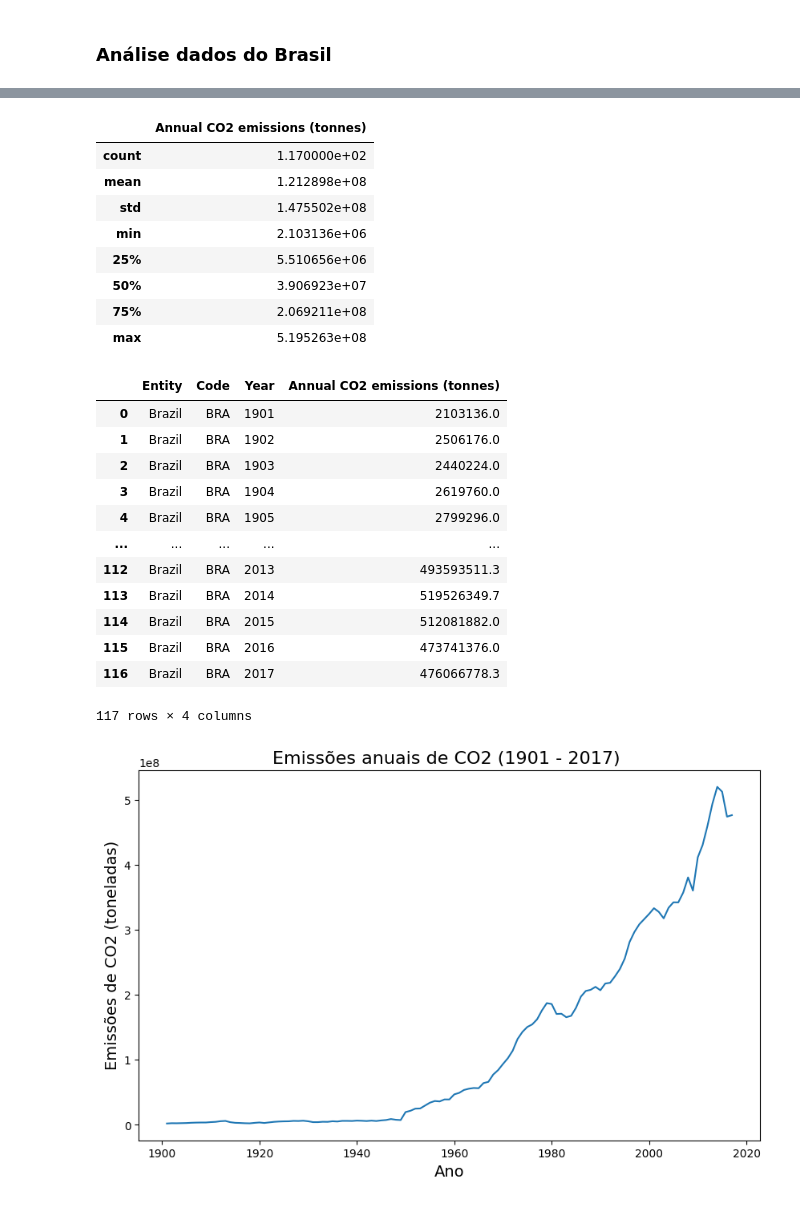
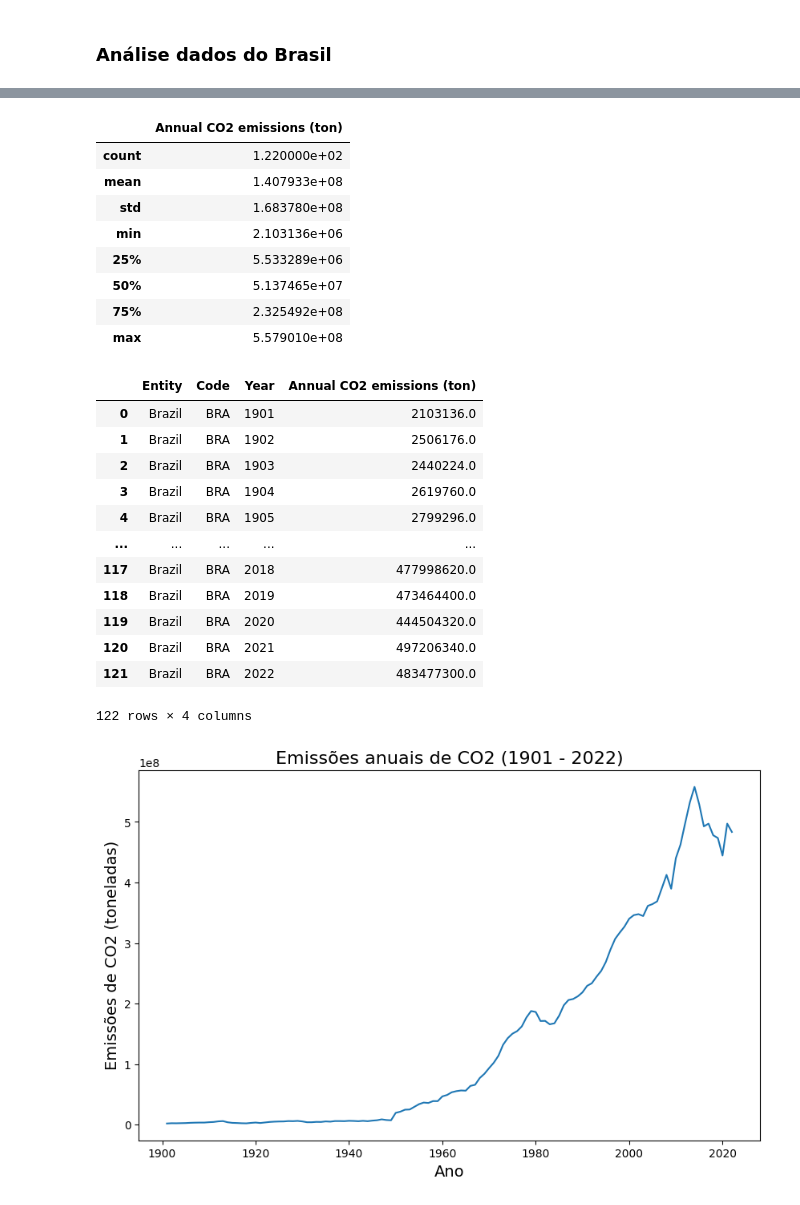
Before and after one commit to TiagoCNO/historical-carbon-emissions-analysis, a Jupyter notebook: historical_analysis_carbon_emissions.ipynb, the cells around one changed output, grey strips where cells are left out. Cells and saved outputs as stored; diff of their text form; code cells hidden in the pictures.

Commit message:
feat: Atualizando base de dados e plotando no Seaborn

```diff
--- a/historical_analysis_carbon_emissions.ipynb
+++ b/historical_analysis_carbon_emissions.ipynb
@@ -8,7 +10,10 @@ import numpy as np
 import seaborn as sns
 import matplotlib.pyplot as plt
 # %%
-dados = pd.read_csv('dataset\\co2_emission.csv') # Importando os dados
+# dados = pd.read_csv('dataset\\co2_emission_2017.csv') # Importando os dados
+
+# Conjunto de dados atualizado:
+dados = pd.read_csv('dataset\\annual_co2_emissions_2022.csv')
 # %%
 df = pd.DataFrame(dados) # Criando o DataFrame
 df.head(10)
@@ -26,6 +31,6 @@ df.head(10)
 | 9 | Afghanistan | AFG | 1958 | 329760.0 |
 # %%
 # Renomeando Coluna para facilitar a digitação
-df.rename(columns = {'Annual CO₂ emissions (tonnes )': 'Annual CO2 emissions (tonnes)'}, inplace = True)
+df.rename(columns = {'Annual CO₂ emissions': 'Annual CO2 emissions (ton)'}, inplace = True)
 df.head()
 # %% [output]
@@ -79,39 +84,39 @@ memory usage: 4.6+ KB
 # %%
 df_brazil.describe(include = float)
 # %% [output]
-|  | Annual CO2 emissions (tonnes) |
-| count | 1.170000e+02 |
-| mean | 1.212898e+08 |
-| std | 1.475502e+08 |
+|  | Annual CO2 emissions (ton) |
+| count | 1.220000e+02 |
+| mean | 1.407933e+08 |
+| std | 1.683780e+08 |
 | min | 2.103136e+06 |
-| 25% | 5.510656e+06 |
-| 50% | 3.906923e+07 |
-| 75% | 2.069211e+08 |
-| max | 5.195263e+08 |
+| 25% | 5.533289e+06 |
+| 50% | 5.137465e+07 |
+| 75% | 2.325492e+08 |
+| max | 5.579010e+08 |
 # %%
 df_brazil.reset_index(drop= True, inplace= True) # Resetando os índices
 df_brazil
 # %% [output]
-|  | Entity | Code | Year | Annual CO2 emissions (tonnes) |
+|  | Entity | Code | Year | Annual CO2 emissions (ton) |
 | 0 | Brazil | BRA | 1901 | 2103136.0 |
 | 1 | Brazil | BRA | 1902 | 2506176.0 |
 | 2 | Brazil | BRA | 1903 | 2440224.0 |
 | 3 | Brazil | BRA | 1904 | 2619760.0 |
 | 4 | Brazil | BRA | 1905 | 2799296.0 |
 | ... | ... | ... | ... | ... |
-| 112 | Brazil | BRA | 2013 | 493593511.3 |
-| 113 | Brazil | BRA | 2014 | 519526349.7 |
-| 114 | Brazil | BRA | 2015 | 512081882.0 |
-| 115 | Brazil | BRA | 2016 | 473741376.0 |
-| 116 | Brazil | BRA | 2017 | 476066778.3 |
+| 117 | Brazil | BRA | 2018 | 477998620.0 |
+| 118 | Brazil | BRA | 2019 | 473464400.0 |
+| 119 | Brazil | BRA | 2020 | 444504320.0 |
+| 120 | Brazil | BRA | 2021 | 497206340.0 |
+| 121 | Brazil | BRA | 2022 | 483477300.0 |
-117 rows × 4 columns
+122 rows × 4 columns
 # %%
 # Criando o gráfico de linha
 plt.figure(figsize = (10, 6))
-plt.plot(df_brazil['Year'], df_brazil['Annual CO2 emissions (tonnes)'])
+plt.plot(df_brazil['Year'], df_brazil['Annual CO2 emissions (ton)'])
 plt.xlabel('Ano', fontsize = 14)
 plt.ylabel('Emissões de CO2 (toneladas)', fontsize = 14)
-plt.title('Emissões anuais de CO2 (1901 - 2017) ', fontsize = 16)
+plt.title('Emissões anuais de CO2 (1901 - 2022)', fontsize = 16)
 plt.show()
 # %% [output]
-[figure, old version]
+[figure, new version]
```
Also changed, not shown: parts of 8 cells of this notebook, 3 other files.
